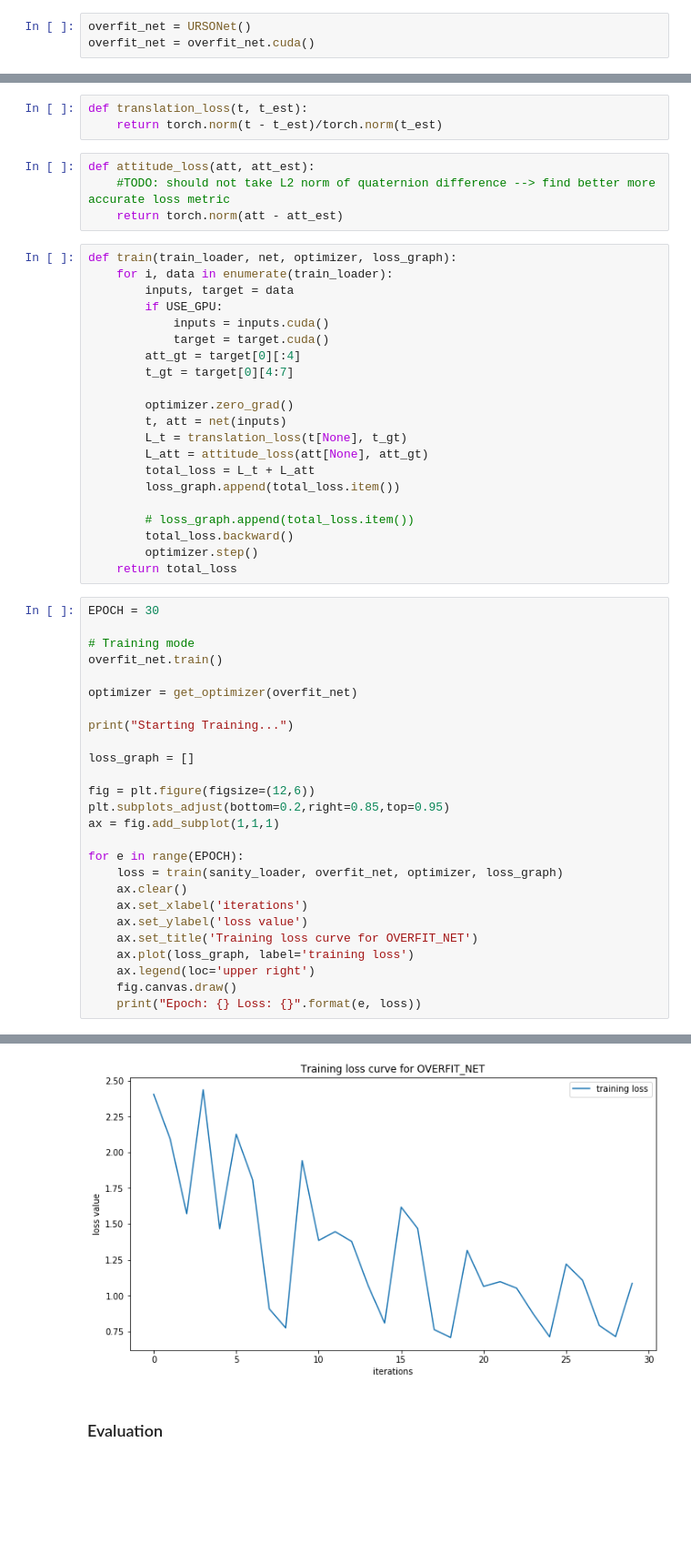
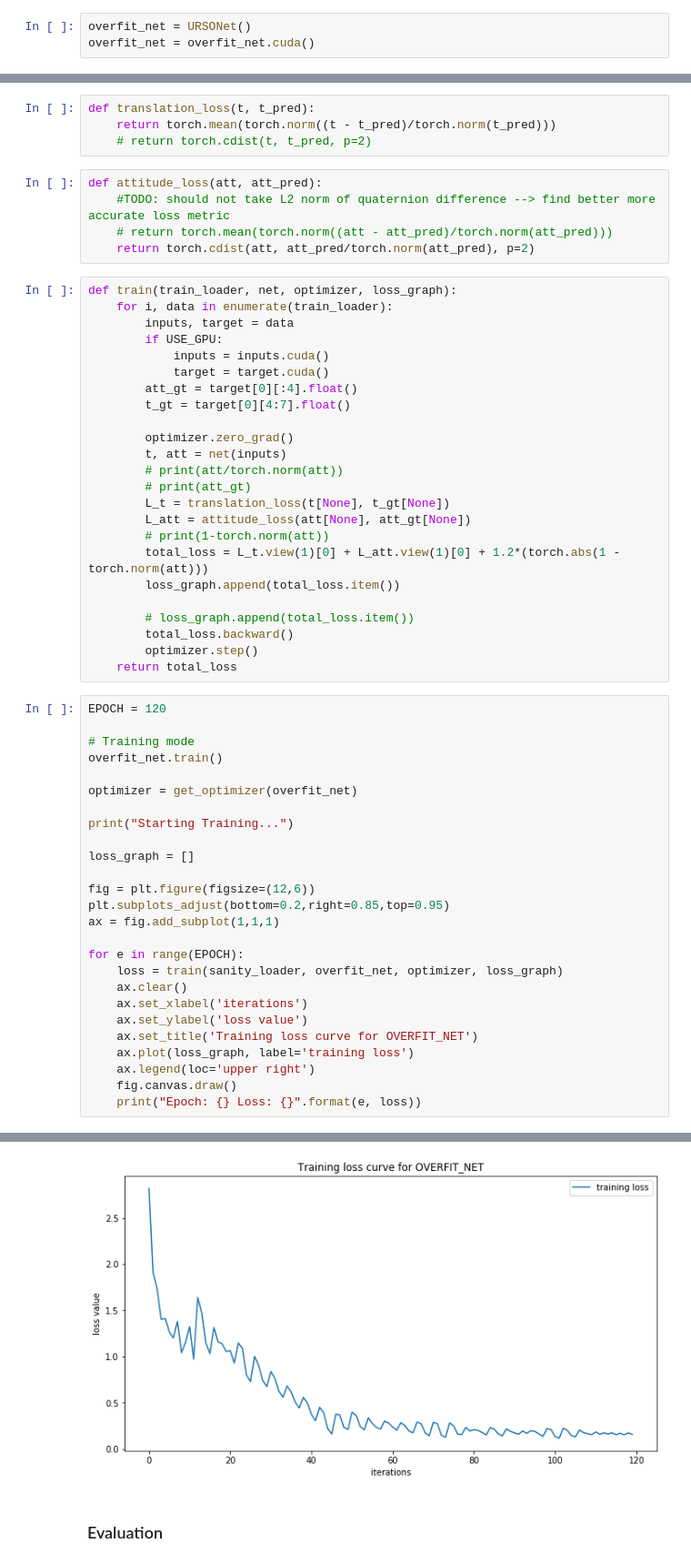
Before and after one commit to jazzalin/spacecraft-pose-estimation, a Jupyter notebook: model/model.ipynb, the cells around one changed output, grey strips where cells are left out. Shown at 91% size. Cells and saved outputs as stored; diff of their text form; blank space fills up the shorter version.

```diff
--- a/model/model.ipynb
+++ b/model/model.ipynb
@@ -224,12 +236,14 @@ def get_optimizer(net):
                                 momentum=0.9)
     return optimizer
 # %%
-def translation_loss(t, t_est):
-    return torch.norm(t - t_est)/torch.norm(t_est)
+def translation_loss(t, t_pred):
+    return torch.mean(torch.norm((t - t_pred)/torch.norm(t_pred)))
+    # return torch.cdist(t, t_pred, p=2)
 # %%
-def attitude_loss(att, att_est):
+def attitude_loss(att, att_pred):
     #TODO: should not take L2 norm of quaternion difference --> find better more accurate loss metric
-    return torch.norm(att - att_est)
+    # return torch.mean(torch.norm((att - att_pred)/torch.norm(att_pred)))
+    return torch.cdist(att, att_pred/torch.norm(att_pred), p=2)
 # %%
 def train(train_loader, net, optimizer, loss_graph):
     for i, data in enumerate(train_loader):
@@ -237,14 +251,17 @@ def train(train_loader, net, optimizer, loss_graph):
         if USE_GPU:
             inputs = inputs.cuda()
             target = target.cuda()
-        att_gt = target[0][:4]
-        t_gt = target[0][4:7]
+        att_gt = target[0][:4].float()
+        t_gt = target[0][4:7].float()
 
         optimizer.zero_grad()
         t, att = net(inputs)
-        L_t = translation_loss(t[None], t_gt)
-        L_att = attitude_loss(att[None], att_gt)
-        total_loss = L_t + L_att
+        # print(att/torch.norm(att))
+        # print(att_gt)
+        L_t = translation_loss(t[None], t_gt[None])
+        L_att = attitude_loss(att[None], att_gt[None])
+        # print(1-torch.norm(att))
+        total_loss = L_t.view(1)[0] + L_att.view(1)[0] + 1.2*(torch.abs(1 - torch.norm(att)))
         loss_graph.append(total_loss.item())
 
         # loss_graph.append(total_loss.item())
@@ -252,7 +269,7 @@ def train(train_loader, net, optimizer, loss_graph):
         optimizer.step()
     return total_loss
 # %%
-EPOCH = 30
+EPOCH = 120
 
 # Training mode
 overfit_net.train()
@@ -298,4 +315,4 @@ Epoch: 29 Loss: 1.086173825413043
-[figure, old version]
+[figure, new version]
 # %% [markdown]
 ### Evaluation
 # %%
```
Also changed, not shown: parts of 5 cells of this notebook.
